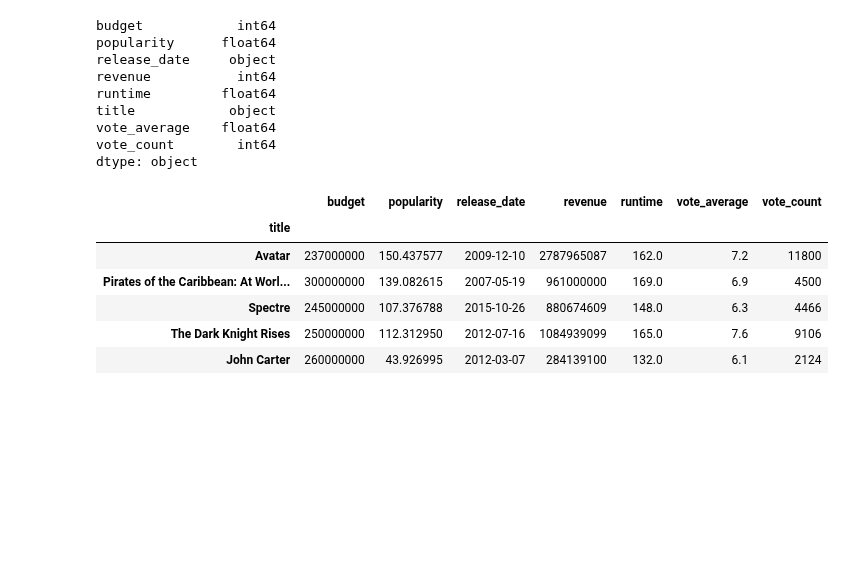
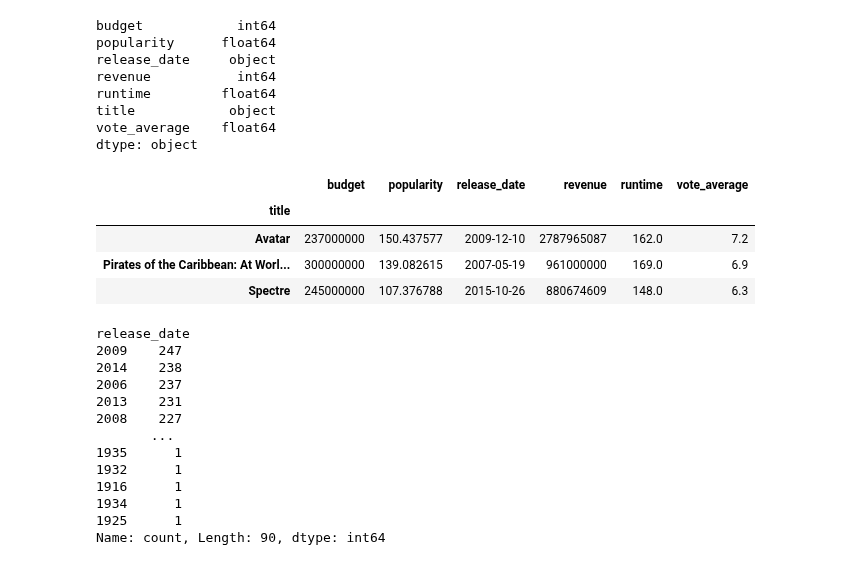
Before and after one commit to LiZoMark841619/Machine_learning, a Jupyter notebook: KNearest/NetFlix/script.ipynb, the cells around one changed output. Drawn from its saved outputs; the diff is of its cells as text; code cells hidden in the pictures; blank space fills up the shorter version.

```diff
--- a/KNearest/NetFlix/script.ipynb
+++ b/KNearest/NetFlix/script.ipynb
@@ -21,2 +20,4 @@ columns = data.columns.to_list()
 # %%
-good_list = columns[:1] + columns[8:9] + columns[11:14] + columns[-3:]
+columns = data.columns.to_list()
+good_list = columns[:1] + columns[8:9] + columns[11:14] + columns[-3:-1]
+new_data = data[good_list]
@@ -39,7 +38,6 @@ revenue           int64
 runtime         float64
 title            object
 vote_average    float64
-vote_count        int64
 dtype: object
 # %%
 new_data.index = new_data.title
@@ -48,10 +45,8 @@ new_data.drop('title', axis=1, inplace=True)
 # %%
-new_data.head()
+new_data.head(3)
 # %% [output]
-|  | budget | popularity | release_date | revenue | runtime | vote_average | vote_count |
-| title |  |  |  |  |  |  |  |
-| Avatar | 237000000 | 150.437577 | 2009-12-10 | 2787965087 | 162.0 | 7.2 | 11800 |
-| Pirates of the Caribbean: At Worl... | 300000000 | 139.082615 | 2007-05-19 | 961000000 | 169.0 | 6.9 | 4500 |
-| Spectre | 245000000 | 107.376788 | 2015-10-26 | 880674609 | 148.0 | 6.3 | 4466 |
-| The Dark Knight Rises | 250000000 | 112.312950 | 2012-07-16 | 1084939099 | 165.0 | 7.6 | 9106 |
-| John Carter | 260000000 | 43.926995 | 2012-03-07 | 284139100 | 132.0 | 6.1 | 2124 |
+|  | budget | popularity | release_date | revenue | runtime | vote_average |
+| title |  |  |  |  |  |  |
+| Avatar | 237000000 | 150.437577 | 2009-12-10 | 2787965087 | 162.0 | 7.2 |
+| Pirates of the Caribbean: At Worl... | 300000000 | 139.082615 | 2007-05-19 | 961000000 | 169.0 | 6.9 |
+| Spectre | 245000000 | 107.376788 | 2015-10-26 | 880674609 | 148.0 | 6.3 |
@@ -57,0 +56,16 @@ new_data.head()
+# %%
+new_data.release_date.value_counts()
+# %% [output]
+release_date
+2009    247
+2014    238
+2006    237
+2013    231
+2008    227
+       ...
+1935      1
+1932      1
+1916      1
+1934      1
+1925      1
+Name: count, Length: 90, dtype: int64
```
Also changed, not shown: parts of 18 cells of this notebook.
